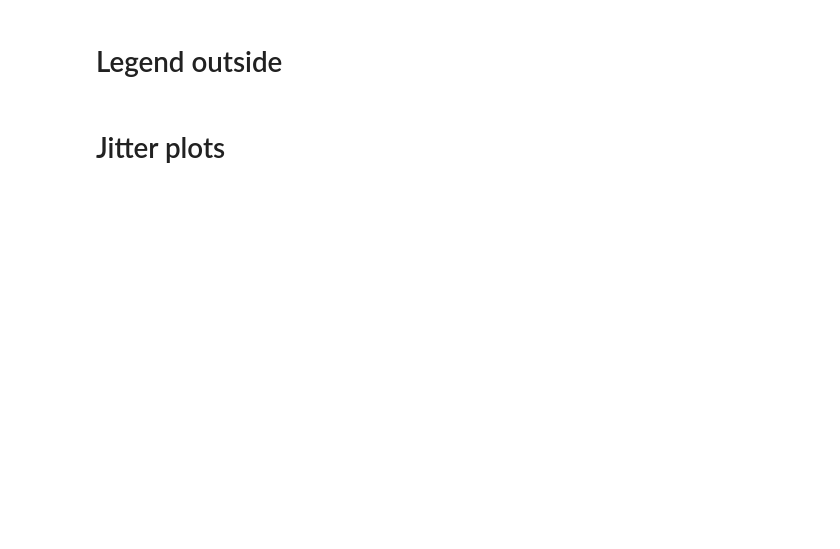
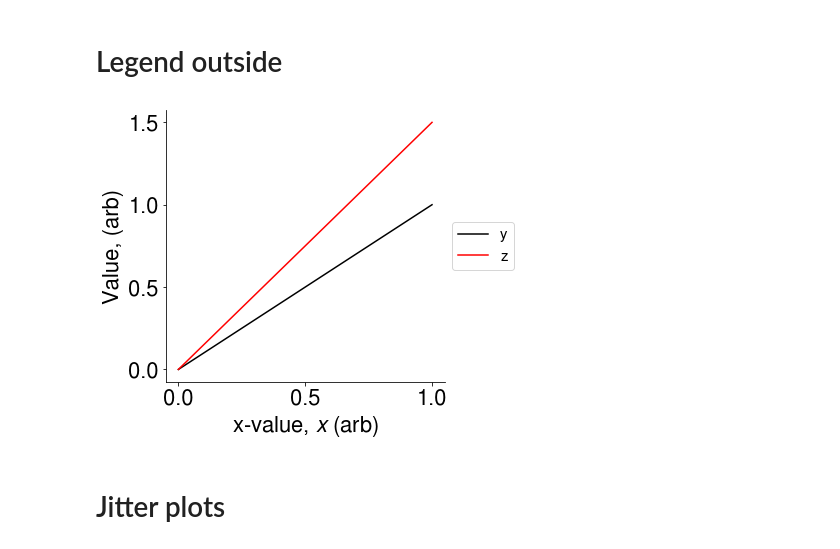
Before and after one commit to jaryaman/systyle, a Jupyter notebook: demos/1-systyle-demos.ipynb, the cells around one changed output. Cells and saved outputs as stored; diff of their text form; code cells hidden in the pictures; blank space fills up the shorter version.

```diff
--- a/demos/1-systyle-demos.ipynb
+++ b/demos/1-systyle-demos.ipynb
@@ -45,15 +49,16 @@ sty.remove_tex_axis(ax, xtick_fmt='%.1f', ytick_fmt='%.1f')
 # %%
 x = np.linspace(0,1)
 y = np.linspace(0,1)
 z = 1.5*np.linspace(0,1)
 fig, ax = sty.plot()
 ax.plot(x,y, '-k', label='y')
 ax.plot(x,z, '-r', label='z')
 ax.set_xlabel('x-value, $x$ (arb)')
 ax.set_ylabel('Value, (arb)')
 sty.simpleaxis(ax)
 sty.legend_outside(ax)
-sty.remove_tex_axis(ax, xtick_fmt='%.1f', ytick_fmt='%.1f')
+# %% [output]
+[figure, added]
 # %% [markdown]
 # Jitter plots
 # %%
```
Also changed, not shown: parts of 10 cells of this notebook, 7 other files.
